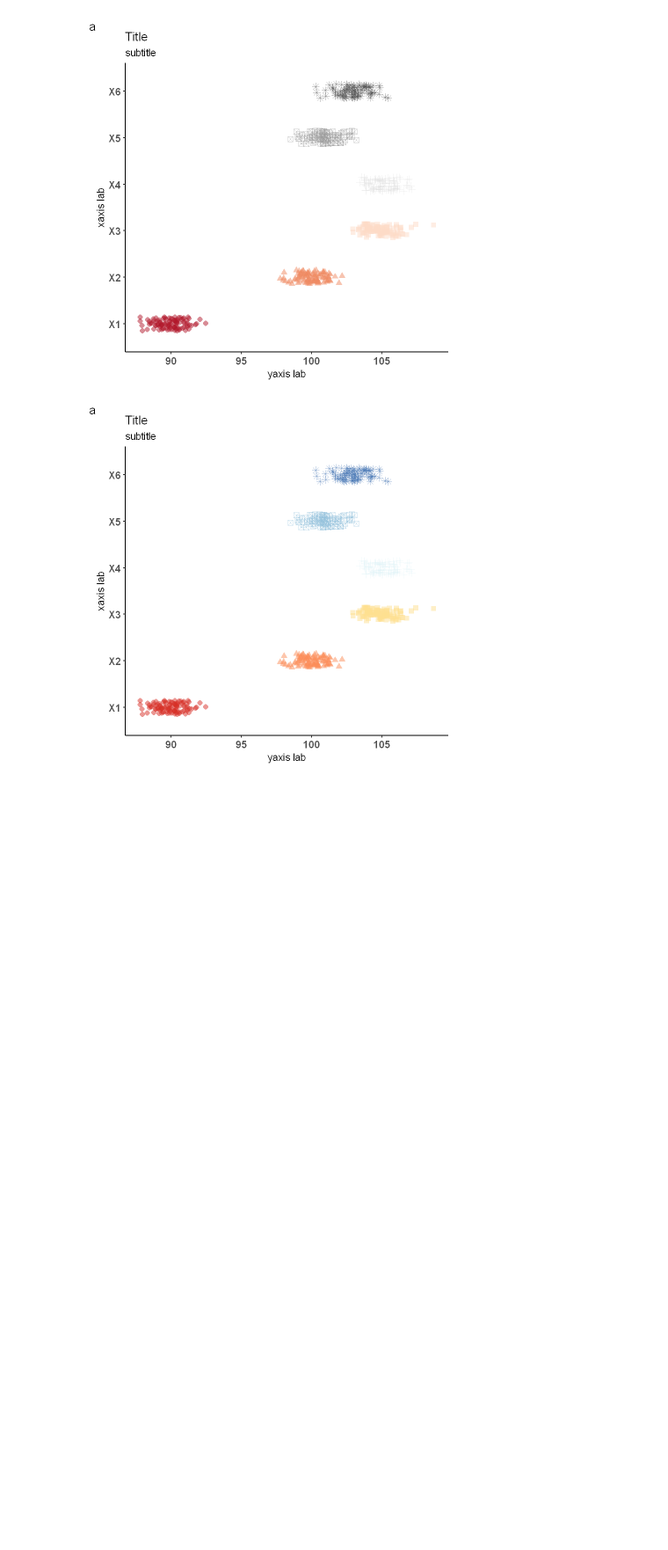
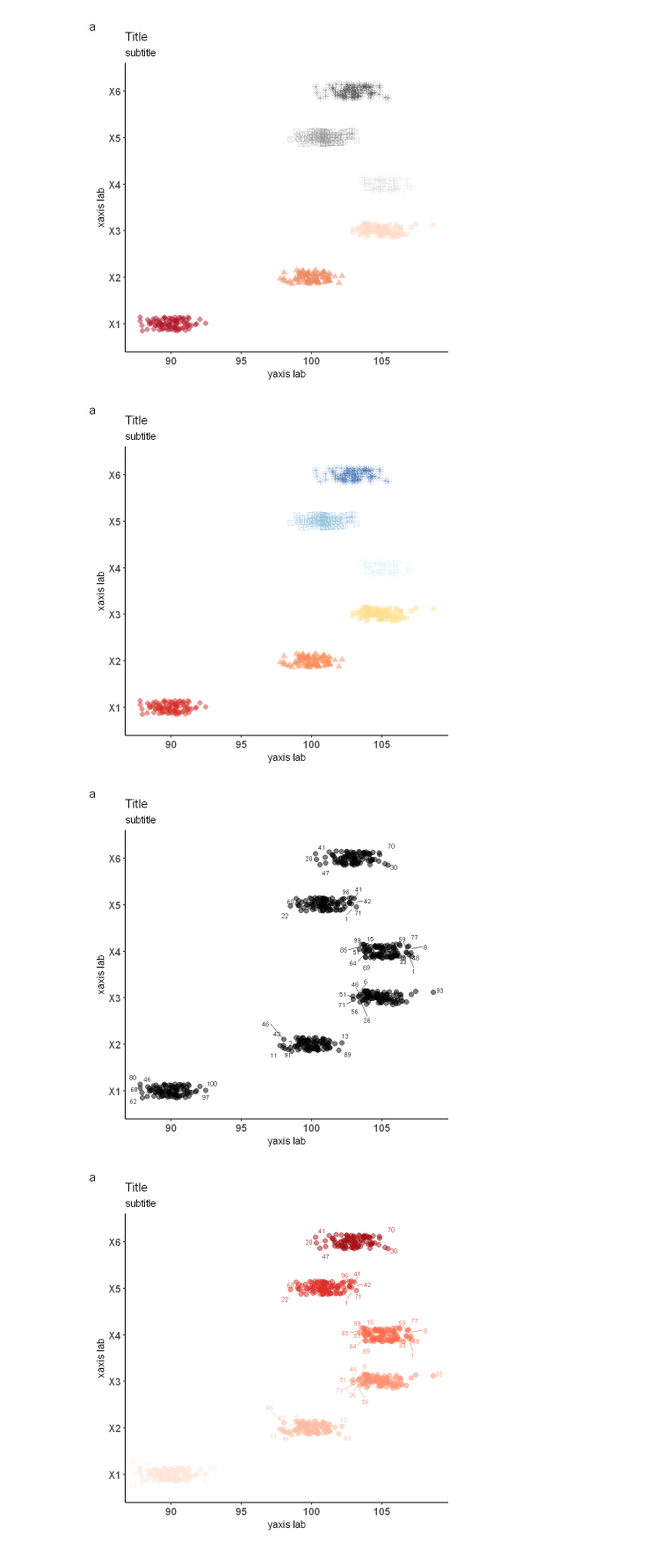
Before and after one commit to jojosgithub/blog, a Jupyter notebook: _notebooks/2021-05-31-ggplot_recipes.ipynb, the cells around one changed output. Shown: that part at 88% size. Saved outputs shown, nothing was run; the diff lists cells and outputs as text; code cells hidden in the pictures; blank space fills up the shorter version.

```diff
--- a/_notebooks/2021-05-31-ggplot_recipes.ipynb
+++ b/_notebooks/2021-05-31-ggplot_recipes.ipynb
@@ -78,3 +78,54 @@ Warning message in melt.data.table(dt):
 [figure]
 [figure]
 [figure]
+# %%
+# loading libraries
+
+uplim  <- 92
+lowlim <- 88
+
+p2 <- ph +  geom_text_repel(data=dt.melt[category=="X1"],aes(label=ifelse(((var1 > uplim | var1 < lowlim )),as.character(id),'')),position = position_jitter(0.2,seed = 1),size=3)
+p2_sequential  <- p2 + aes(color = category) + 	scale_color_brewer(palette="Reds")
+p2_diverging   <- p2 + aes(color = category) + 	scale_color_brewer(palette="RdGy")
+p2_qualitative <- p2 + aes(color = category) + 	scale_color_brewer(palette="RdYlBu")
+
+# Automatic
+
+NormTextlim <- function(x, nsigma){
+					limup   <- mean(x)  + nsigma*sd(x)
+					limlow  <- mean(x) - nsigma*sd(x)
+					l       <- list("limup"=limup,"limlow"=limlow)
+					return(l)
+					}
+
+Utextlim <- function(x, ndiv){
+					nth_div <- (max(x)-min(x))/ndiv
+					limup   <- max(x)  - nth_div
+					limlow  <- min(x)  + nth_div
+					l       <- list("limup"=limup,"limlow"=limlow)
+					return(l)
+					}
+
+unique_category <- unique(dt.melt$category)
+
+
+p3 <- ph +
+	  lapply(seq(1,length(unique_category)),
+	  function(x)
+	  geom_text_repel(data=dt.melt[category==as.character(unique_category[x])],
+	  aes(label=ifelse(((var1 > Utextlim((dt.melt[category==as.character(unique_category[x])])$var1,10)$limup | var1 < Utextlim((dt.melt[category==as.character(unique_category[x])])$var1,10)$limlow )),
+	  as.character(id),'')),
+	  position = position_jitter(0.2,seed = 1),size=3))
+
+p3_sequential  <- p3 + aes(color = category) + 	scale_color_brewer(palette="Reds")
+p3_diverging   <- p3 + aes(color = category) + 	scale_color_brewer(palette="RdGy")
+p3_qualitative <- p3 + aes(color = category) + 	scale_color_brewer(palette="RdYlBu")
+
+p3
+
+p3_sequential
+p3_diverging
+p3_qualitative
+# %% [output]
+[figure, added]
+[figure, added]
```
Also changed, not shown: parts of 3 cells of this notebook.
